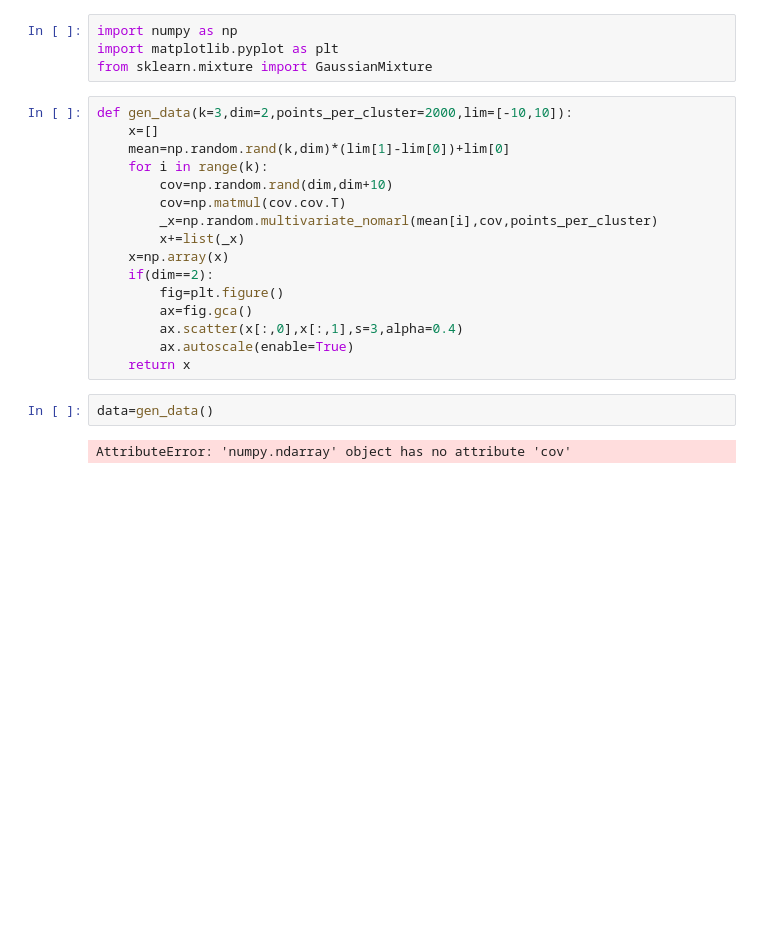
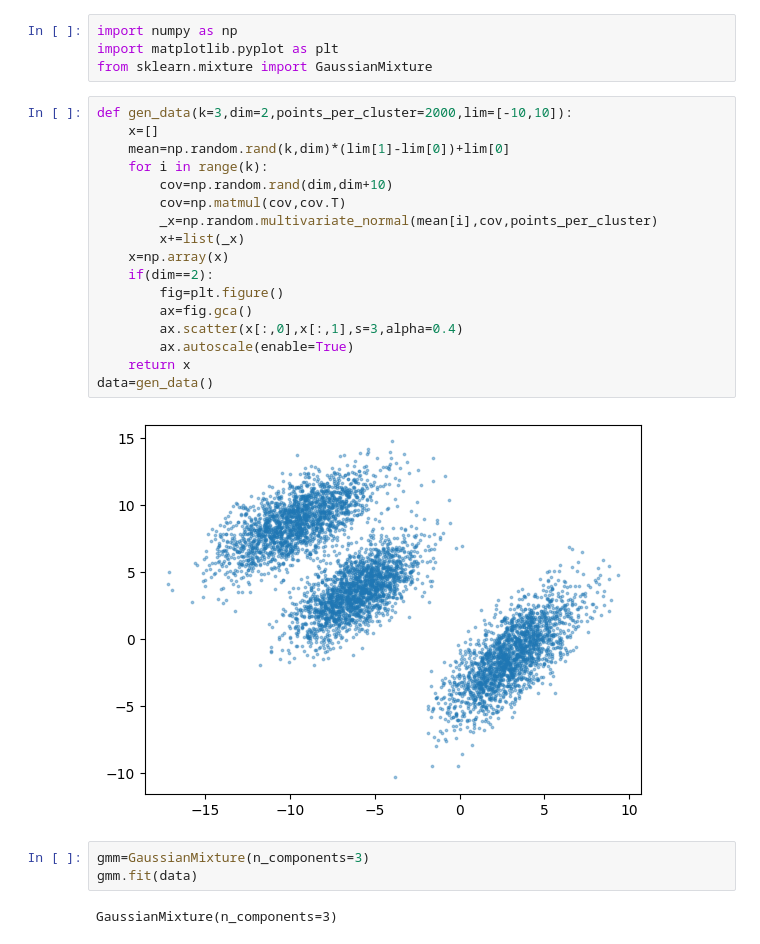
Before and after one commit to MohanK-17/ML-programs, a Jupyter notebook: gmm.ipynb, the cells around one changed output. Cells and saved outputs as stored; diff of their text form; blank space fills up the shorter version.

```diff
--- a/gmm.ipynb
+++ b/gmm.ipynb
@@ -5,20 +5,24 @@ from sklearn.mixture import GaussianMixture
 # %%
 def gen_data(k=3,dim=2,points_per_cluster=2000,lim=[-10,10]):
     x=[]
     mean=np.random.rand(k,dim)*(lim[1]-lim[0])+lim[0]
     for i in range(k):
         cov=np.random.rand(dim,dim+10)
-        cov=np.matmul(cov.cov.T)
-        _x=np.random.multivariate_nomarl(mean[i],cov,points_per_cluster)
+        cov=np.matmul(cov,cov.T)
+        _x=np.random.multivariate_normal(mean[i],cov,points_per_cluster)
         x+=list(_x)
     x=np.array(x)
     if(dim==2):
         fig=plt.figure()
         ax=fig.gca()
         ax.scatter(x[:,0],x[:,1],s=3,alpha=0.4)
         ax.autoscale(enable=True)
     return x
+data=gen_data()
+# %% [output]
+[figure, added]
-# %%
-data=gen_data()
-# %% [output]
-AttributeError: 'numpy.ndarray' object has no attribute 'cov'
+# %%
+gmm=GaussianMixture(n_components=3)
+gmm.fit(data)
+# %% [output]
+GaussianMixture(n_components=3)
```
Also changed, not shown: parts of 1 cell of this notebook.
